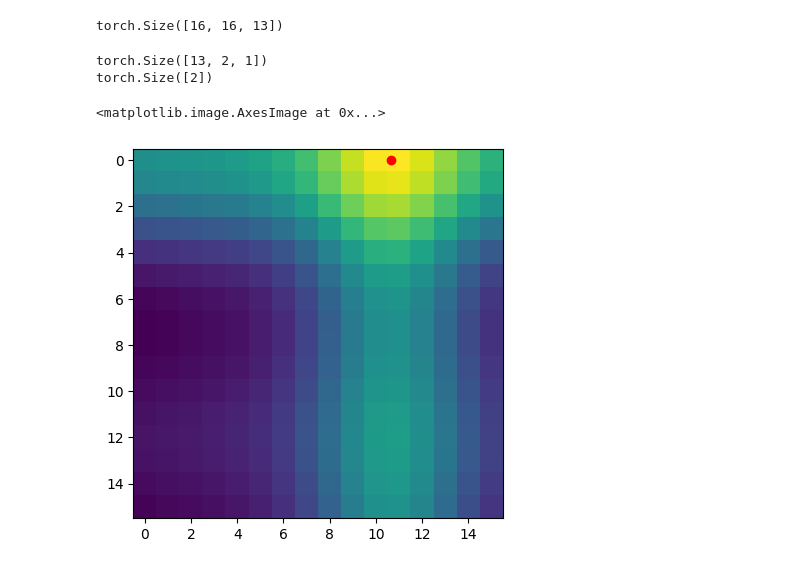
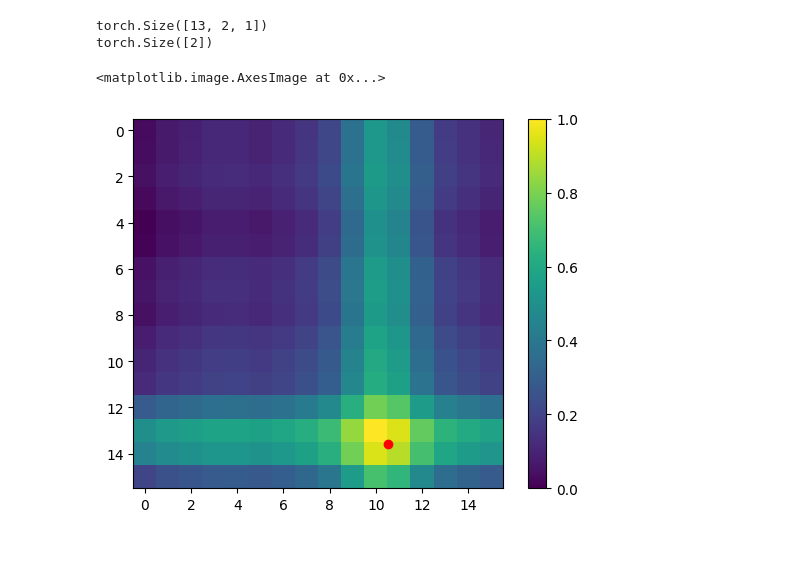
Before and after one commit to Leo00010011/From-Noisy-Eye-Tracking-To-Scanpath, a Jupyter notebook: src/notebooks/test_gaussian_fourier.ipynb, the cells around one changed output. Cells and saved outputs as stored; diff of their text form; code cells hidden in the pictures.

```diff
--- a/src/notebooks/test_gaussian_fourier.ipynb
+++ b/src/notebooks/test_gaussian_fourier.ipynb
@@ -6,40 +6,38 @@ if not os.path.exists('data'):
     new_directory_path = "..\\..\\"
     os.chdir(new_directory_path)
 import torch
-# %%
-sim.shape
-# %% [output]
-torch.Size([16, 16, 13])
 # %%
-x = torch.rand((13,2)).unsqueeze(-1)
+rescale = 2
+x = torch.rand((13,2)).unsqueeze(-1)*rescale
 B = torch.randn((2, 100))
 # [13,2,60]
 projected = (2 * torch.pi * x) * B
 # [13,2,120]
 projected = projected.flatten(start_dim=-2)
 # [13,2,240]
 x_proj = torch.cat([torch.sin(projected), torch.cos(projected)], dim=-1)
 
-coords = torch.arange(.5,16)/16
+coords = torch.arange(.5,16)/16*rescale
 ii,jj = torch.meshgrid(coords,coords, indexing = 'xy')
 coords = torch.stack([ii,jj], dim = -1)
 coords = coords.unsqueeze(-1)
 coords.shape
 projected = (2 * torch.pi * coords) * B
 # [13,120]
 projected = projected.flatten(start_dim=-2)
 # [13,240]
 img_proj = torch.cat([torch.sin(projected), torch.cos(projected)], dim=-1)
 sim = img_proj@x_proj.transpose(0,1)
 
 idx = torch.randint(0,13,(1,))[0]
 print(x.shape)
-item_coords = x[idx,:,0]*16 - 0.5
+item_coords = (x[idx,:,0]*16 - 0.5)/rescale
 print(item_coords.shape)
 plt.scatter(item_coords[0], item_coords[1], color = 'red')
+plt.colorbar()
 plt.imshow(sim[:,:,idx])
 # %% [output]
 torch.Size([13, 2, 1])
 torch.Size([2])
 <matplotlib.image.AxesImage at 0x...>
-[figure, old version]
+[figure, new version]
```
Also changed, not shown: 2 other files.
